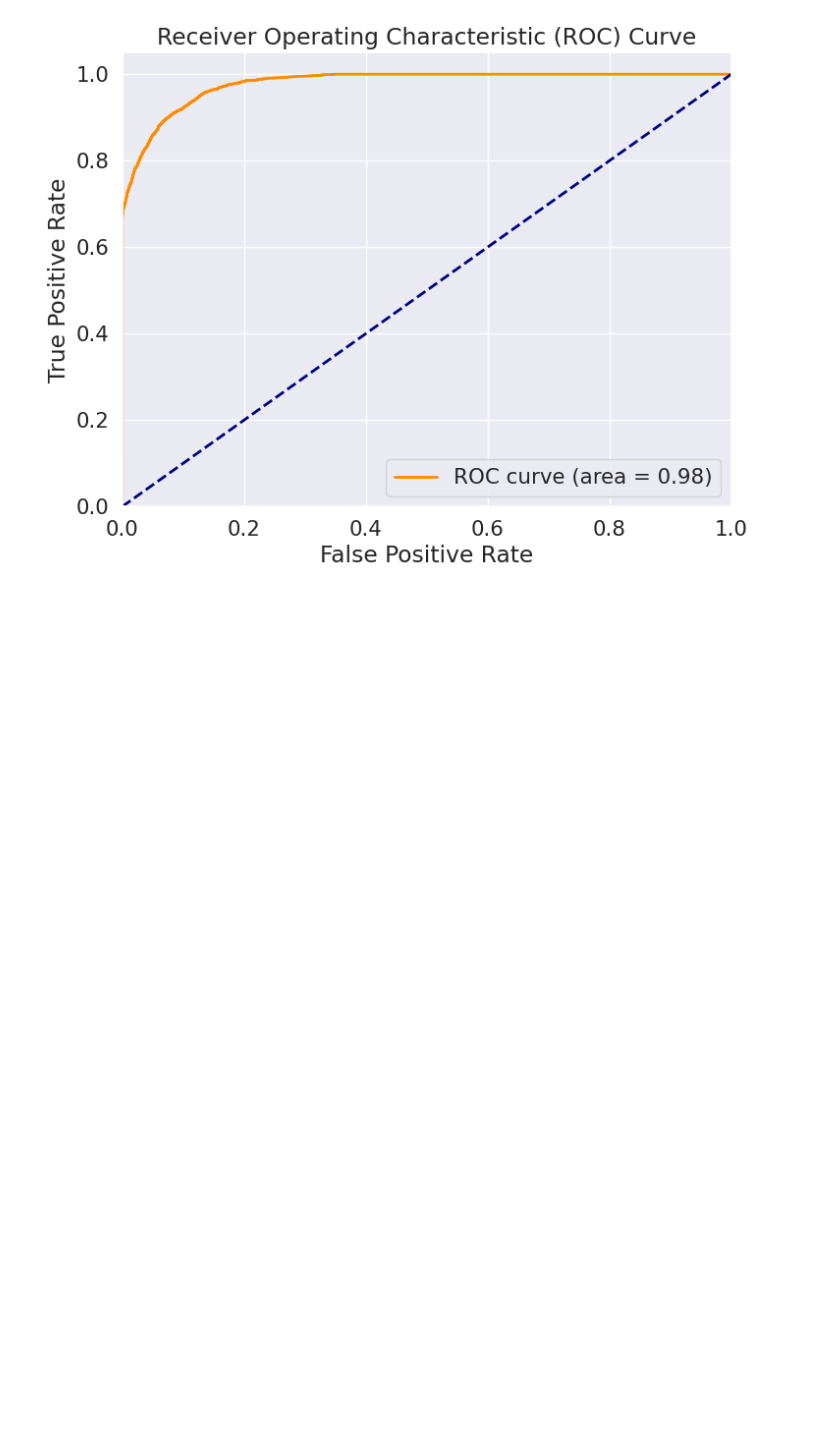
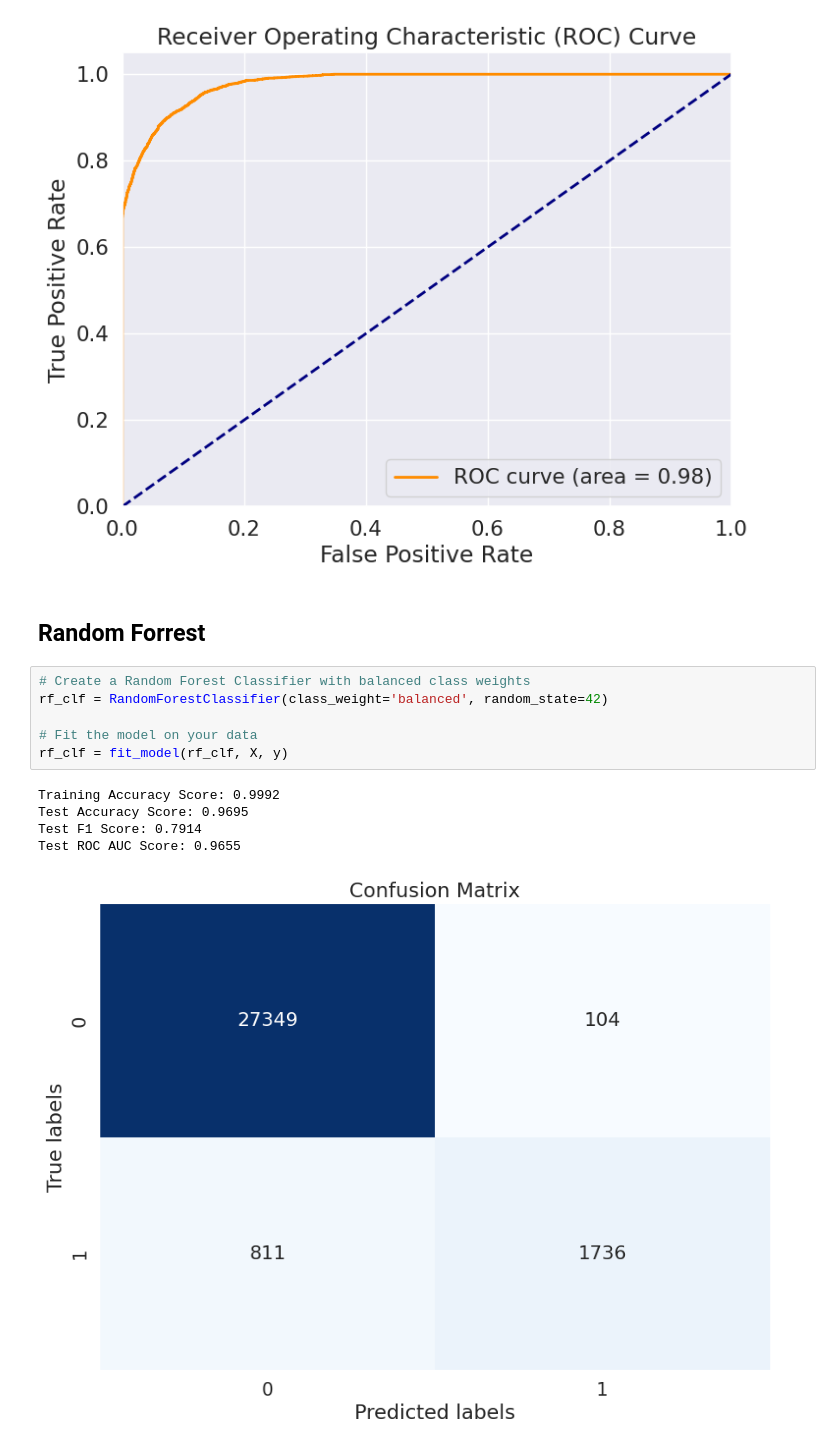
Before and after one commit to casalf724/Casalf724-Streamlit_Project, a Jupyter notebook: Notebook.ipynb, the cells around one changed output. Cells and saved outputs as stored; diff of their text form; blank space fills up the shorter version.

Commit message:
added Random Forrest

```diff
--- a/Notebook.ipynb
+++ b/Notebook.ipynb
@@ -188,3 +191,17 @@ Test F1 Score: 0.6467
 Test ROC AUC Score: 0.9790
 [figure]
 [figure]
+# %% [markdown]
+## Random Forrest
+# %%
+# Create a Random Forest Classifier with balanced class weights
+rf_clf = RandomForestClassifier(class_weight='balanced', random_state=42)
+
+# Fit the model on your data
+rf_clf = fit_model(rf_clf, X, y)
+# %% [output]
+Training Accuracy Score: 0.9992
+Test Accuracy Score: 0.9695
+Test F1 Score: 0.7914
+Test ROC AUC Score: 0.9655
+[figure, added]
```
Also changed, not shown: parts of 3 cells of this notebook.
